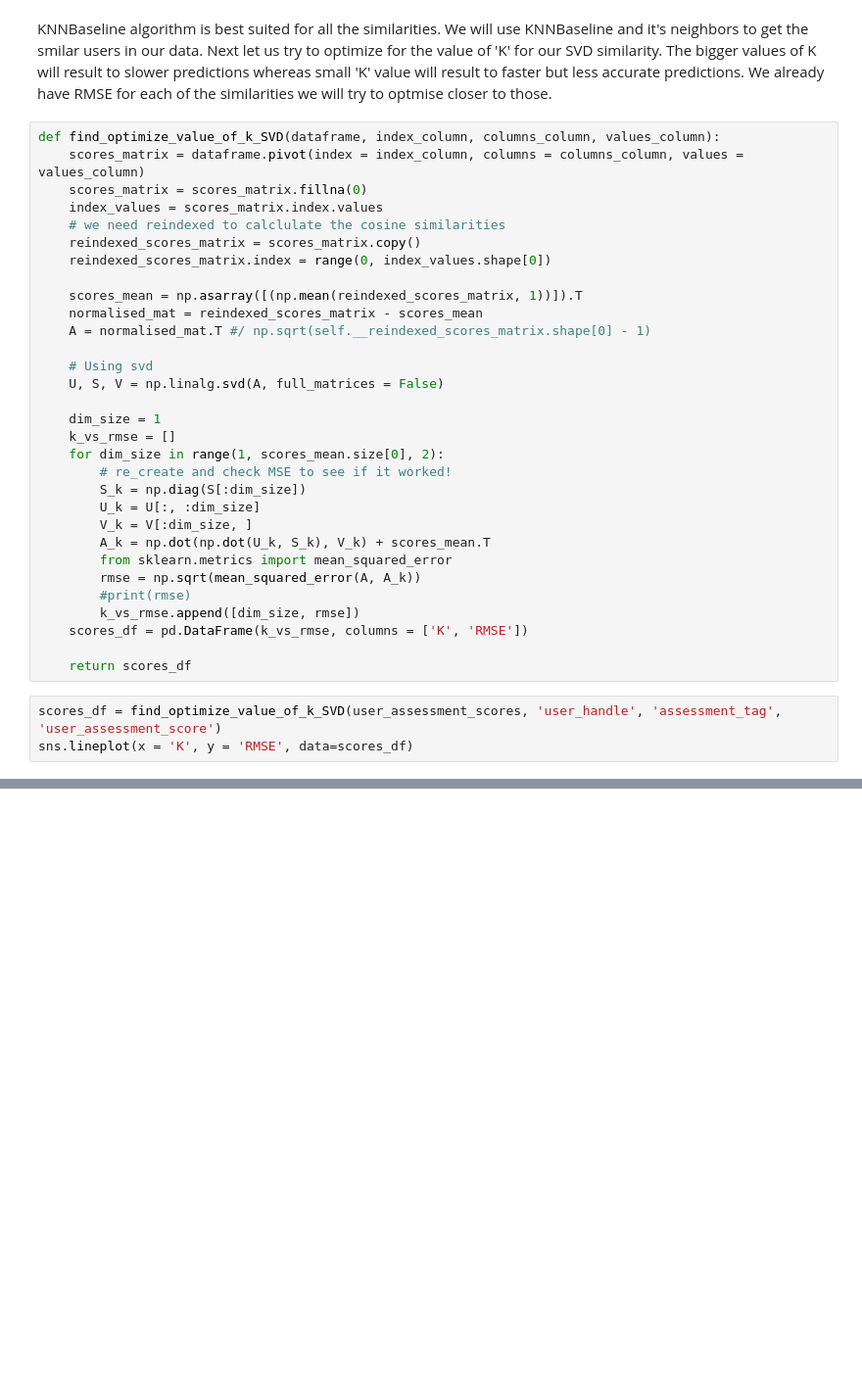
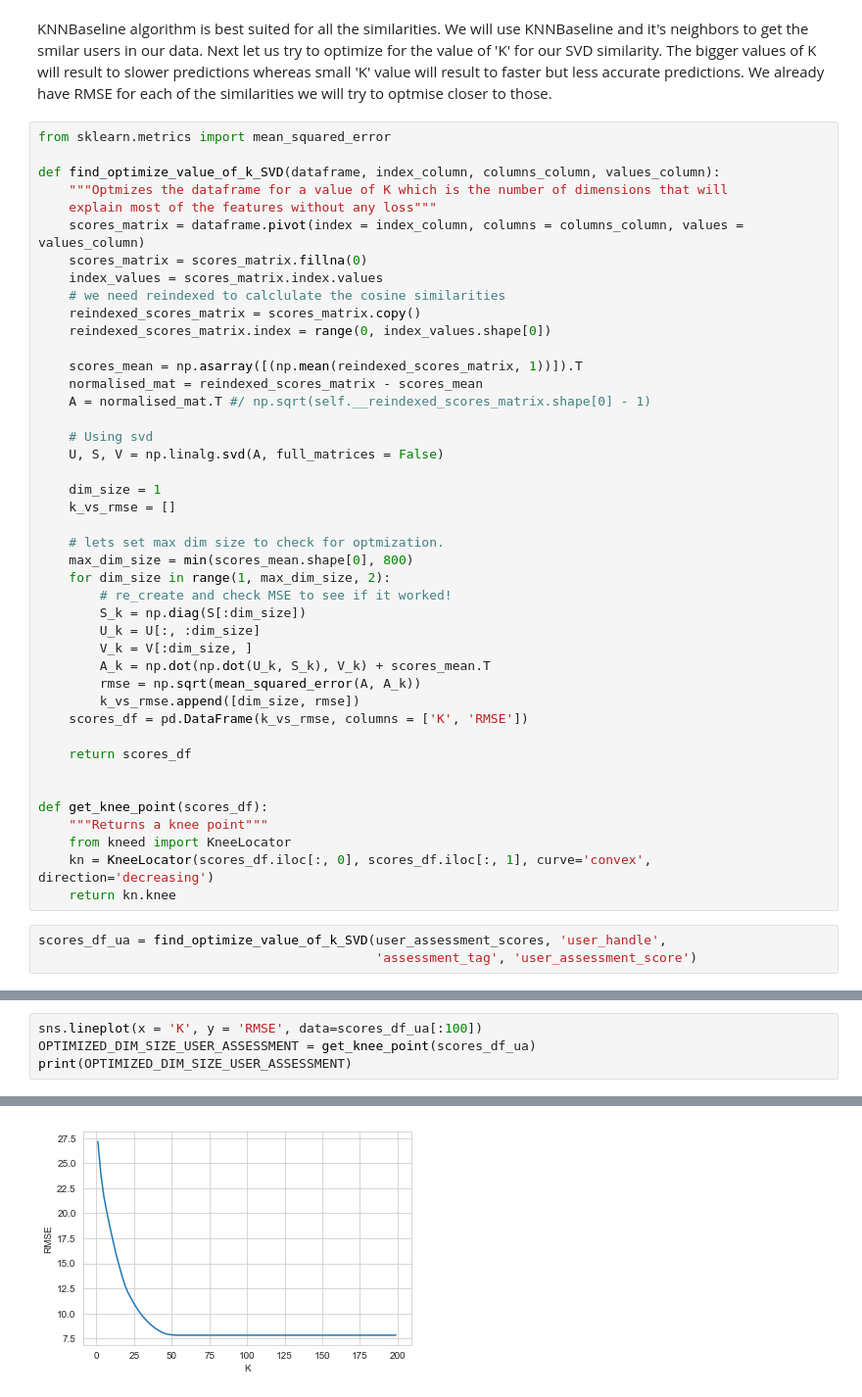
Before and after one commit to amandeepfj/MachineLearningProject, a Jupyter notebook: Data Understanding/DataUnderstanding.ipynb, the cells around one changed output, grey strips where cells are left out. Shown at 98% size. Cells and saved outputs as stored; diff of their text form; blank space fills up the shorter version.

```diff
--- a/Data Understanding/DataUnderstanding.ipynb
+++ b/Data Understanding/DataUnderstanding.ipynb
@@ -754,7 +463,11 @@ KNNWithZScore    3.3072  1997.855448     1.7195
 # %% [markdown]
 KNNBaseline algorithm is best suited for all the similarities. We will use KNNBaseline and it's neighbors to get the smilar users in our data. Next let us try to optimize for the value of 'K' for our SVD similarity. The bigger values of K will result to slower predictions whereas small 'K' value will result to faster but less accurate predictions. We already have RMSE for each of the similarities we will try to optmise closer to those.
 # %%
+from sklearn.metrics import mean_squared_error
+
 def find_optimize_value_of_k_SVD(dataframe, index_column, columns_column, values_column):
+    """Optmizes the dataframe for a value of K which is the number of dimensions that will
+    explain most of the features without any loss"""
     scores_matrix = dataframe.pivot(index = index_column, columns = columns_column, values = values_column)
     scores_matrix = scores_matrix.fillna(0)
     index_values = scores_matrix.index.values
@@ -771,19 +484,27 @@ def find_optimize_value_of_k_SVD(dataframe, index_column, columns_column, values
 
     dim_size = 1
     k_vs_rmse = []
-    for dim_size in range(1, scores_mean.size[0], 2):
+
+    # lets set max dim size to check for optmization.
+    max_dim_size = min(scores_mean.shape[0], 800)
+    for dim_size in range(1, max_dim_size, 2):
         # re_create and check MSE to see if it worked!
         S_k = np.diag(S[:dim_size])
         U_k = U[:, :dim_size]
         V_k = V[:dim_size, ]
         A_k = np.dot(np.dot(U_k, S_k), V_k) + scores_mean.T
-        from sklearn.metrics import mean_squared_error
         rmse = np.sqrt(mean_squared_error(A, A_k))
-        #print(rmse)
         k_vs_rmse.append([dim_size, rmse])
     scores_df = pd.DataFrame(k_vs_rmse, columns = ['K', 'RMSE'])
 
     return scores_df
+
+
+def get_knee_point(scores_df):
+    """Returns a knee point"""
+    from kneed import KneeLocator
+    kn = KneeLocator(scores_df.iloc[:, 0], scores_df.iloc[:, 1], curve='convex', direction='decreasing')
+    return kn.knee
 # %%
-scores_df = find_optimize_value_of_k_SVD(user_assessment_scores, 'user_handle', 'assessment_tag', 'user_assessment_score')
-sns.lineplot(x = 'K', y = 'RMSE', data=scores_df)
+scores_df_ua = find_optimize_value_of_k_SVD(user_assessment_scores, 'user_handle',
+                                            'assessment_tag', 'user_assessment_score')
@@ -792,0 +511,5 @@ sns.lineplot(x = 'K', y = 'RMSE', data=scores_df)
+# %%
+sns.lineplot(x = 'K', y = 'RMSE', data=scores_df_ua[:100])
+OPTIMIZED_DIM_SIZE_USER_ASSESSMENT = get_knee_point(scores_df_ua)
+print(OPTIMIZED_DIM_SIZE_USER_ASSESSMENT)
+# %% [output]
@@ -793 +517,2 @@ sns.lineplot(x = 'K', y = 'RMSE', data=scores_df)
+[figure, added]
 # %%
```
Also changed, not shown: parts of 59 cells of this notebook, 1 other file.
